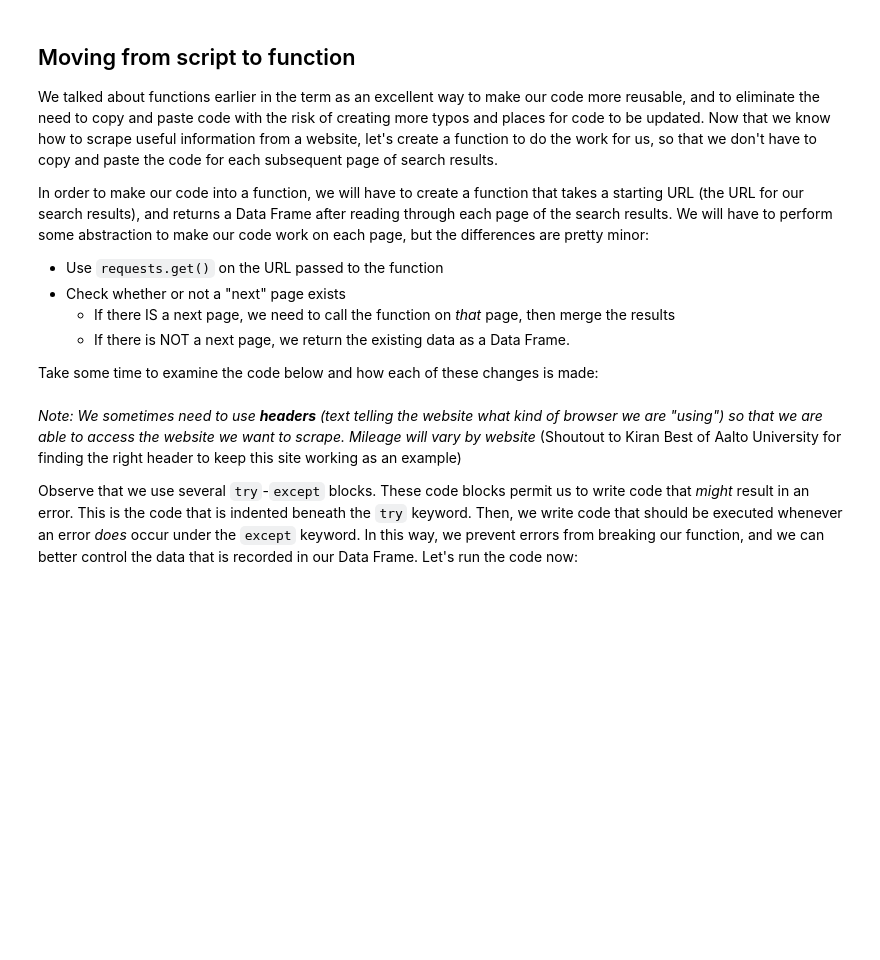
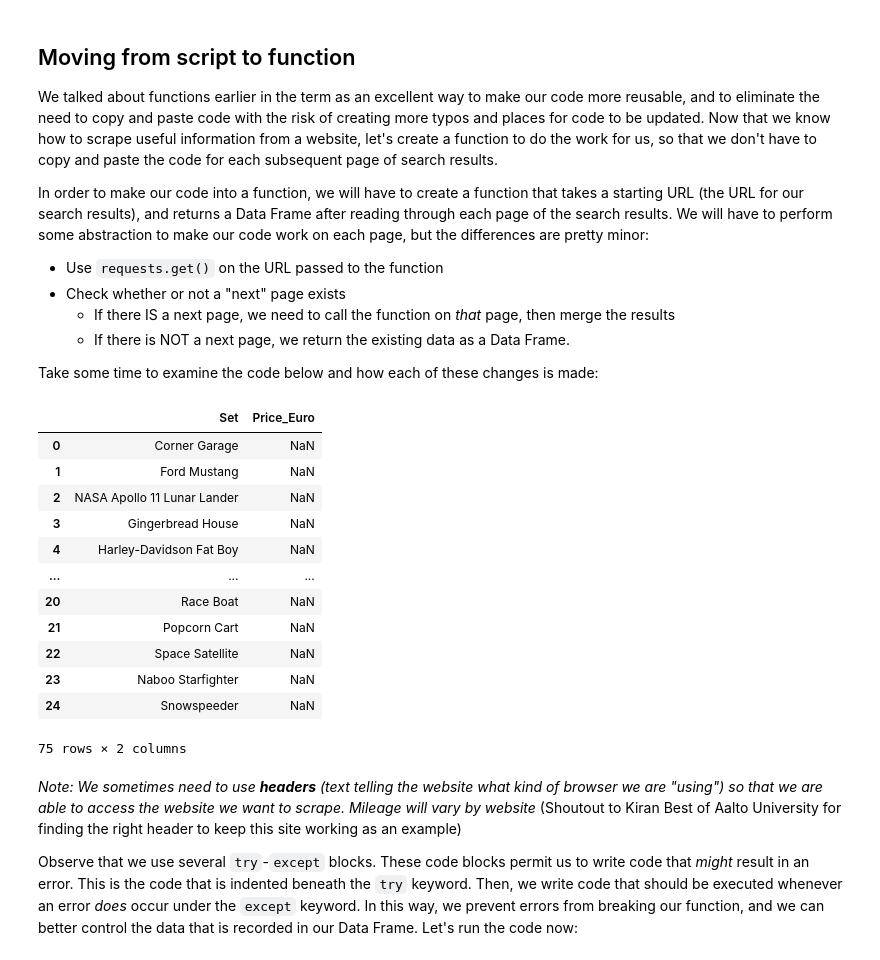
Before and after one commit to jday1783/econ8320-assignment-07, a Jupyter notebook: Lesson.ipynb, the cells around one changed output. Cells and saved outputs as stored; diff of their text form; code cells hidden in the pictures; blank space fills up the shorter version.

```diff
--- a/Lesson.ipynb
+++ b/Lesson.ipynb
@@ -874,34 +874,52 @@ def collectLegoSets(startURL):
         row = []
         # Add the set name to the row of data
         row.append(i.h1.text)
         try:
             # Extract price and translate to a floating point number from string, append to row IF PRICE EXISTS
-            row.append(float(re.search(r'(\d+.\d+)(\u20AC)', i.find('dt', text="RRP").find_next_sibling().text, re.UNICODE).groups()[0]))
+            row.append(float(re.search(r'(\u20AC)(\d+.\d+)', i.find('dt', text="RRP").find_next_sibling().text, re.UNICODE).groups()[0]))
         except:
             # Missing value for sets with no price, append to row IF NO PRICE EXISTS
             row.append(np.nan)
 
         # Add the row of data to the dataset
         newData.append(row)
 
     newData = pd.DataFrame(newData, columns = ['Set', 'Price_Euro'])
 
     # Check if there are more results on the "next" page
     try:
         nextPage = parsed.find('li', class_="next").a['href']
     except:
         nextPage = None
 
     # If there is another page of results, grab it and combine
     if nextPage:
         # Tell our program not to load new pages too fast by "sleeping" for two seconds before
         #   going to the next page
         time.sleep(2)
         # Merge current data with next page
         return pd.concat([newData, collectLegoSets(nextPage)], axis=0)
     # Otherwise return the current data
     else:
         return newData
+
+    startURL = "https://brickset.com/sets/year-2020"
+lego2020 = collectLegoSets(startURL)
+lego2020
+# %% [output]
+|  | Set | Price_Euro |
+| 0 | Corner Garage | NaN |
+| 1 | Ford Mustang | NaN |
+| 2 | NASA Apollo 11 Lunar Lander | NaN |
+| 3 | Gingerbread House | NaN |
+| 4 | Harley-Davidson Fat Boy | NaN |
+| ... | ... | ... |
+| 20 | Race Boat | NaN |
+| 21 | Popcorn Cart | NaN |
+| 22 | Space Satellite | NaN |
+| 23 | Naboo Starfighter | NaN |
+| 24 | Snowspeeder | NaN |
+75 rows × 2 columns
 # %% [markdown]
 *Note: We sometimes need to use **headers** (text telling the website what kind of browser we are "using") so that we are able to access the website we want to scrape. Mileage will vary by website*
 (Shoutout to Kiran Best of Aalto University for finding the right header to keep this site working as an example)
```
Also changed, not shown: parts of 1 cell of this notebook, 2 other files.
